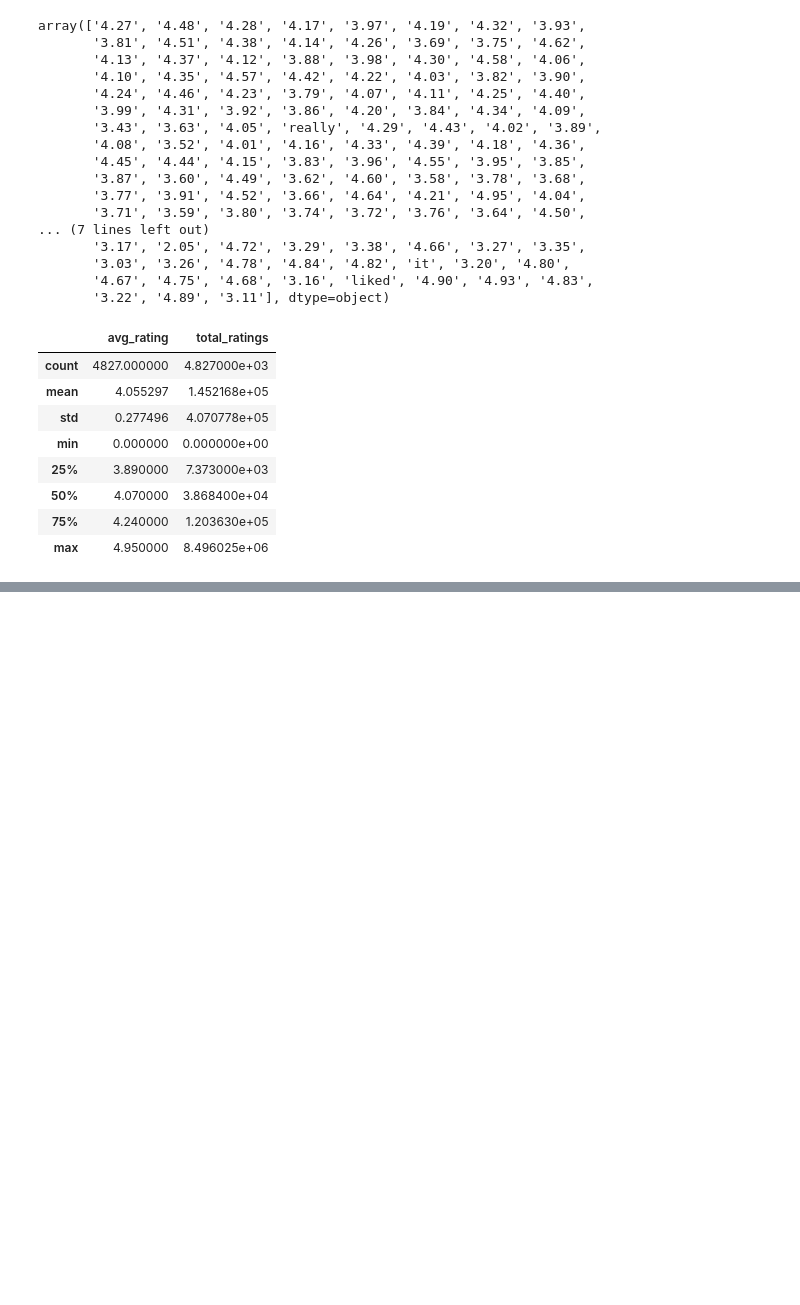
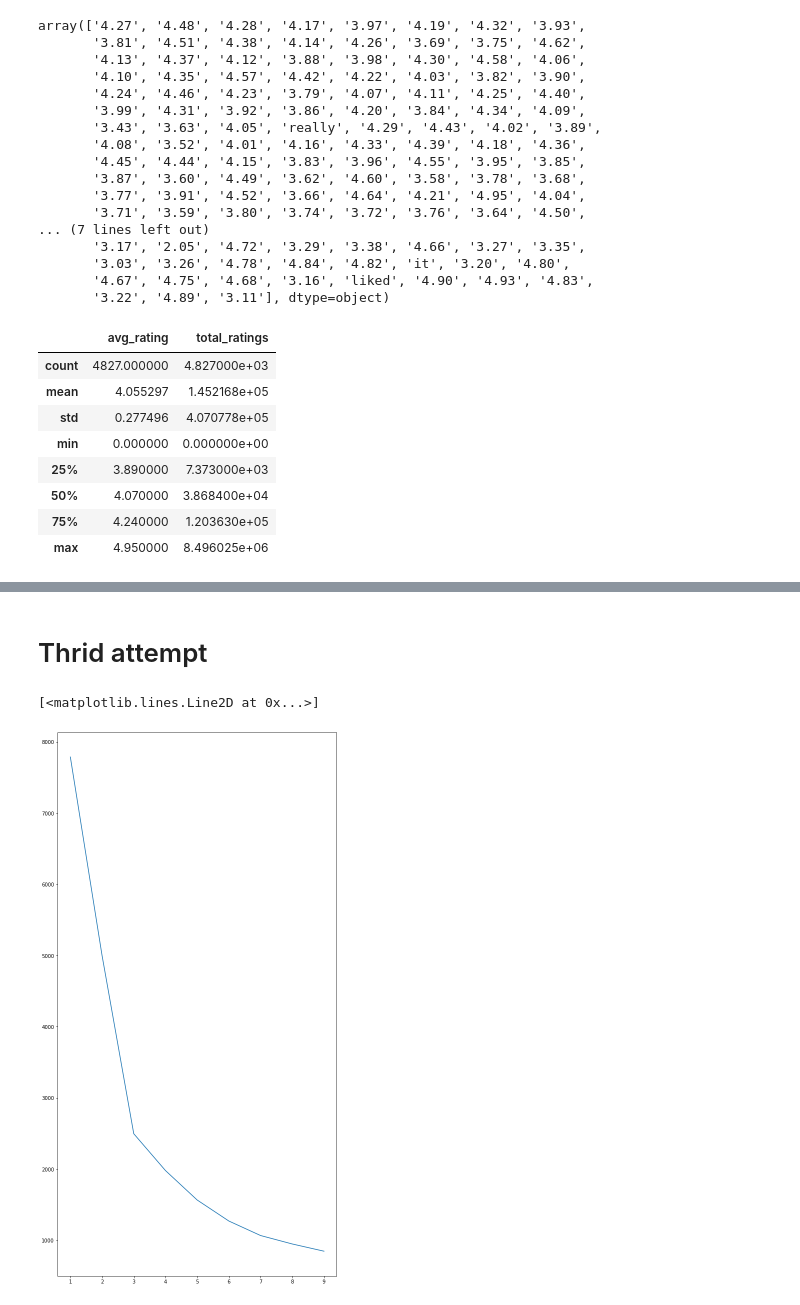
Before and after one commit to Lostinworlds/ClusteringReadingList, a Jupyter notebook: clusters-in-goodreads-reading-list.ipynb, the cells around one changed output, grey strips where cells are left out. Drawn from its saved outputs; the diff is of its cells as text; code cells hidden in the pictures; blank space fills up the shorter version.

Commit message:
Kaggle Notebook | Clusters in Goodreads reading list | Version 2

```diff
--- a/clusters-in-goodreads-reading-list.ipynb
+++ b/clusters-in-goodreads-reading-list.ipynb
@@ -121,0 +167,22 @@ plt.plot(number_clusters, wcss)
+# %% [markdown]
+# Thrid attempt
+# %%
+modified_df["avg_rating_scaled"] = preprocessing.scale(modified_df["avg_rating"])
+modified_df["total_ratings_scaled"]= preprocessing.scale(modified_df["total_ratings"])
+# %%
+modified_values = modified_df[["avg_rating_scaled","total_ratings_scaled"]]
+# %%
+wcss = []
+
+for i in range (1, 10):
+    kmeans = KMeans(i)
+    kmeans.fit(modified_values)
+    wcss_result = kmeans.inertia_
+    wcss.append(wcss_result)
+# %%
+plt.figure(figsize =(10,20))
+number_clusters = range (1,10)
+plt.plot(number_clusters, wcss)
+# %% [output]
+[<matplotlib.lines.Line2D at 0x...>]
+[figure, added]
```
Also changed, not shown: parts of 16 cells of this notebook.
